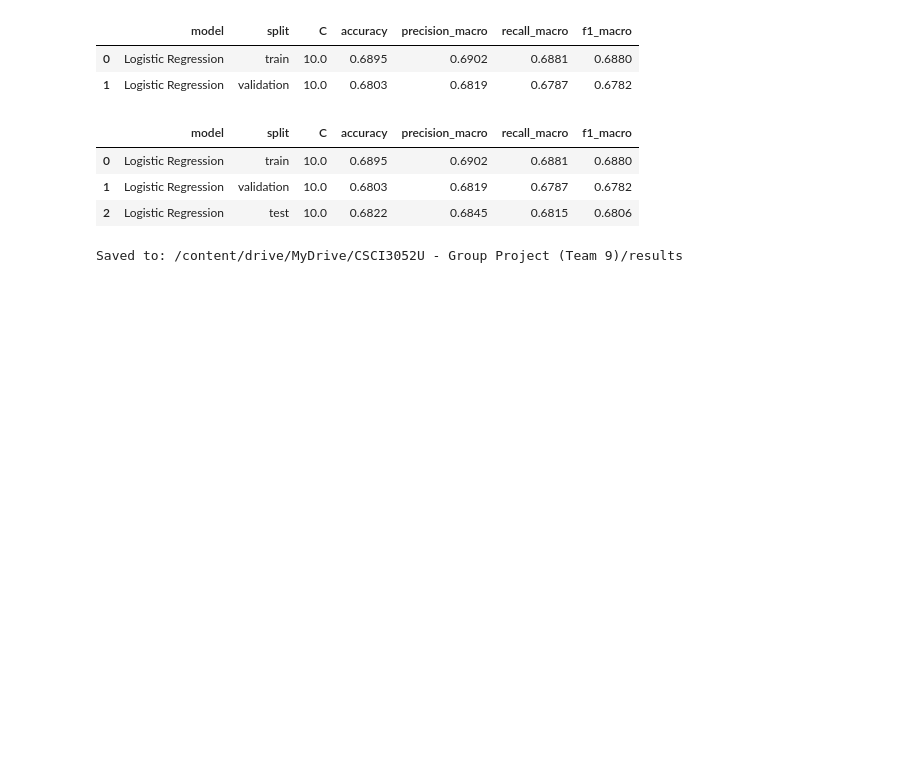
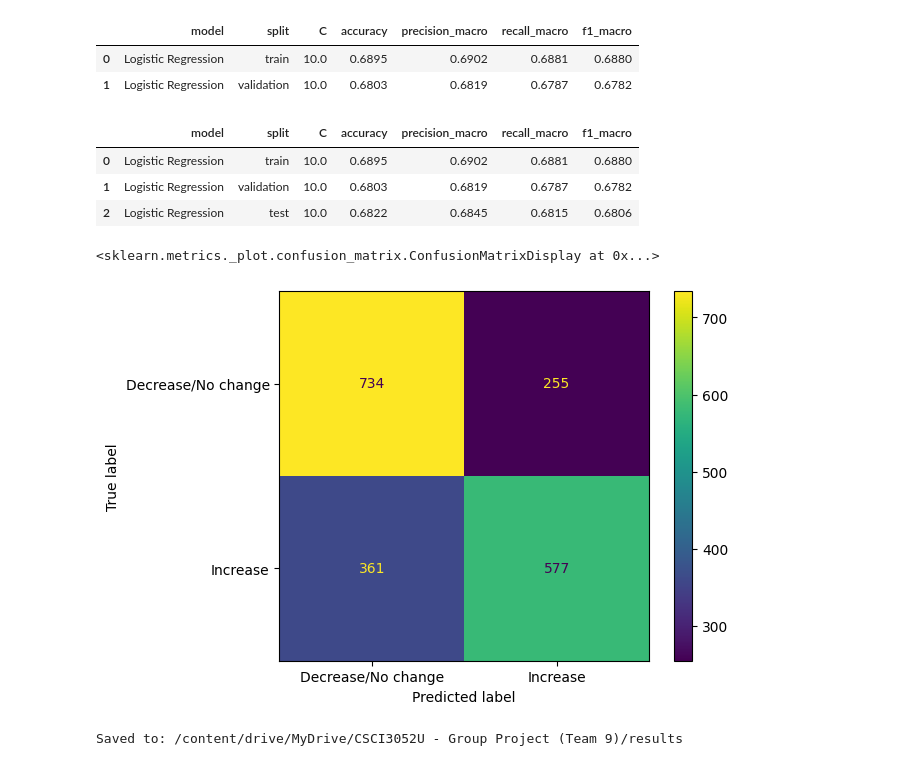
Before and after one commit to BarathSrinivasan2002/MLGroup9FinalProj, a Jupyter notebook: ML_Project.ipynb, the cells around one changed output. Saved outputs shown, nothing was run; the diff lists cells and outputs as text; code cells hidden in the pictures; blank space fills up the shorter version.

```diff
--- a/ML_Project.ipynb
+++ b/ML_Project.ipynb
@@ -1227,6 +1227,13 @@ logreg_metrics.round(4)
 | 0 | Logistic Regression | train | 10.0 | 0.6895 | 0.6902 | 0.6881 | 0.6880 |
 | 1 | Logistic Regression | validation | 10.0 | 0.6803 | 0.6819 | 0.6787 | 0.6782 |
 | 2 | Logistic Regression | test | 10.0 | 0.6822 | 0.6845 | 0.6815 | 0.6806 |
+# %%
+from sklearn.metrics import ConfusionMatrixDisplay
+ConfusionMatrixDisplay.from_predictions(y_val_cls, val_pred,
+    display_labels=["Decrease/No change", "Increase"])
+# %% [output]
+<sklearn.metrics._plot.confusion_matrix.ConfusionMatrixDisplay at 0x...>
+[figure, added]
 # %%
 import os
 
```
Also changed, not shown: parts of 41 cells of this notebook.
